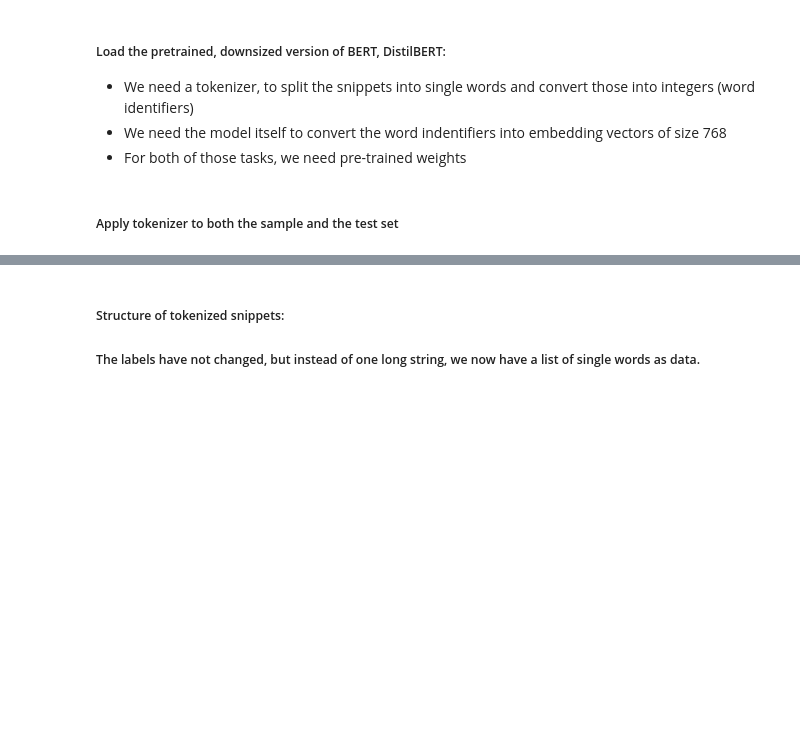
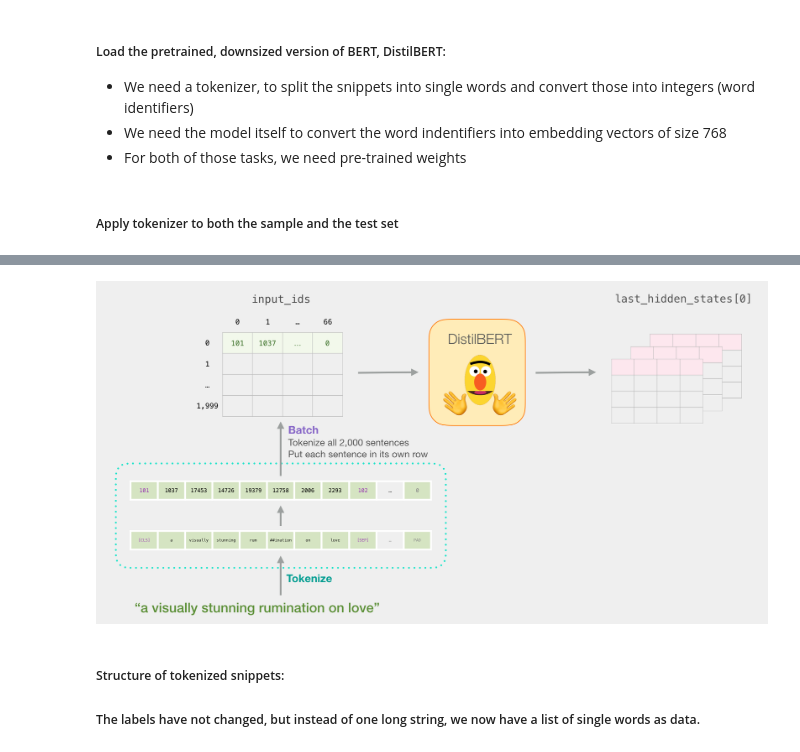
Before and after one commit to hadam1993/Industrial_Math, a Jupyter notebook: MovieReviewSentiment.ipynb, the cells around one changed output, grey strips where cells are left out. Cells and saved outputs as stored; diff of their text form; code cells hidden in the pictures; blank space fills up the shorter version.

```diff
--- a/MovieReviewSentiment.ipynb
+++ b/MovieReviewSentiment.ipynb
@@ -96,3 +112,7 @@ model = model_class.from_pretrained(pretrained_weights)
+# %%
+Image("images/bert-input-to-output-tensor-recap.png")
+# %% [output]
+[figure, added]
 # %%
 sample_tokenized = random_sample['sentence'].apply((lambda x: tokenizer.encode(x, add_special_tokens=True)))
 test_tokenized = test_set['sentence'].apply((lambda x: tokenizer.encode(x, add_special_tokens=True)))
```
Also changed, not shown: parts of 12 cells of this notebook, 8 other files.
